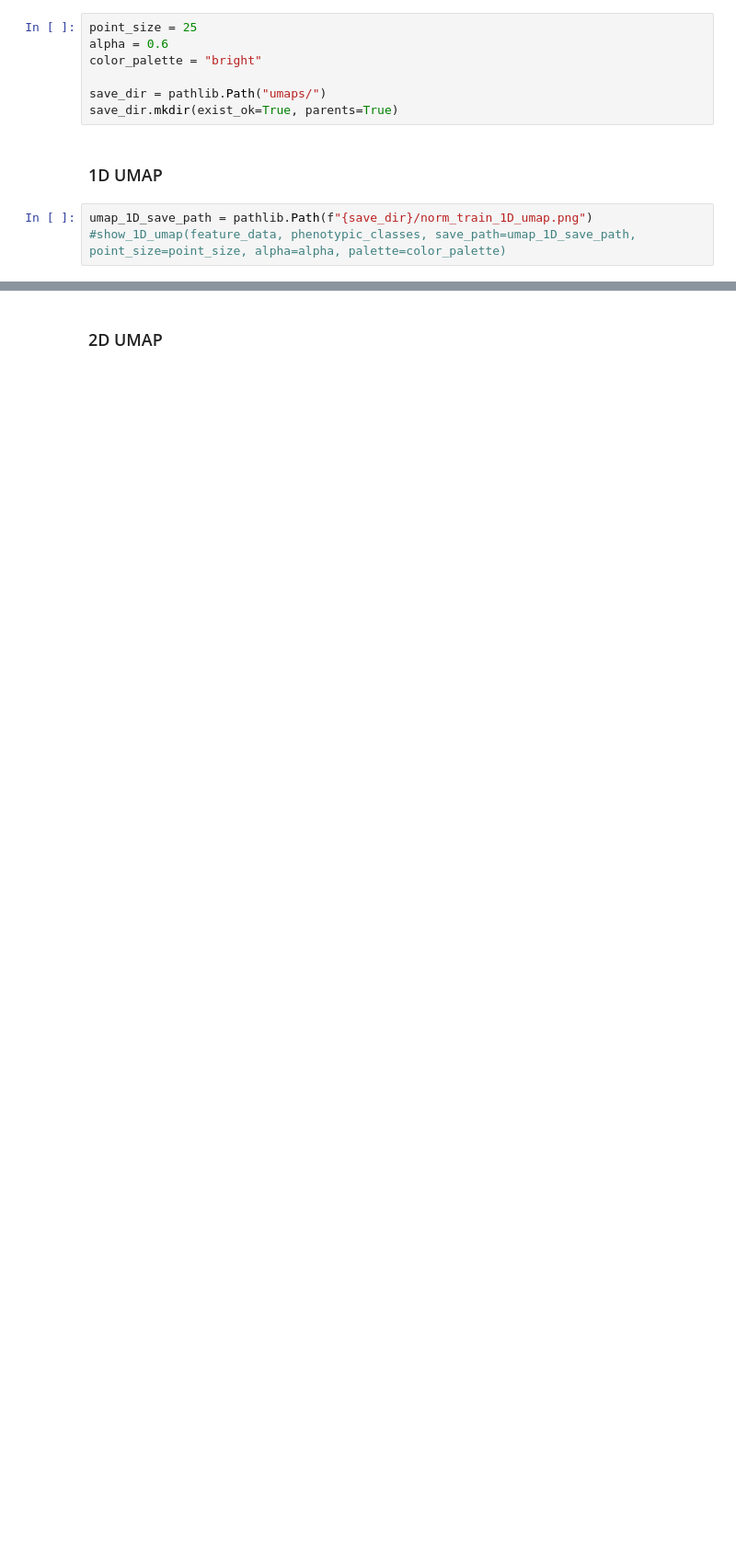
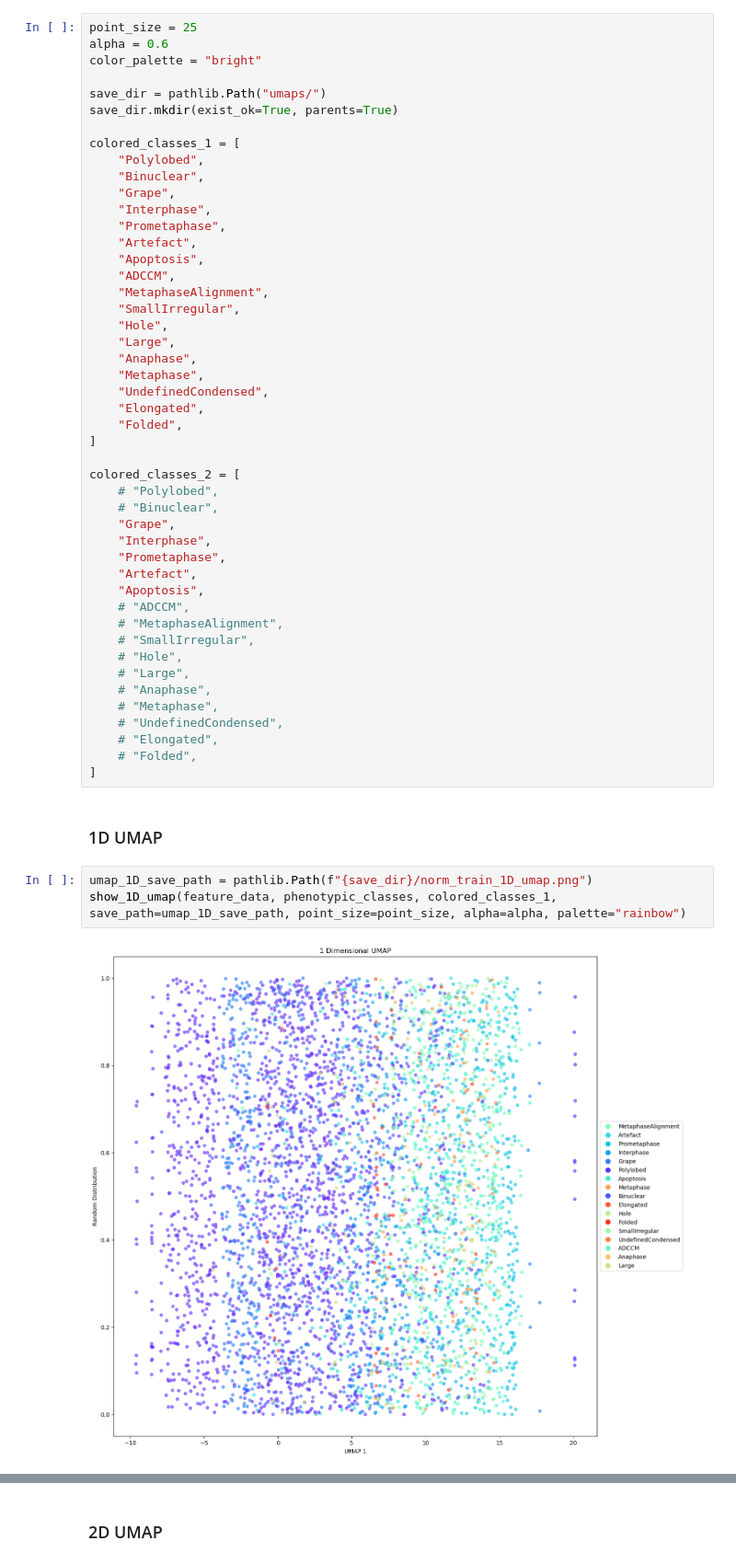
Before and after one commit to WayScience/mitocheck_data, a Jupyter notebook: 4.analyze_data/analyze_data.ipynb, the cells around one changed output, grey strips where cells are left out. Shown at 92% size. Cells and saved outputs as stored; diff of their text form; blank space fills up the shorter version.

Commit message:
docs, umaps

```diff
--- a/4.analyze_data/analyze_data.ipynb
+++ b/4.analyze_data/analyze_data.ipynb
@@ -89,8 +88,50 @@ color_palette = "bright"
 
 save_dir = pathlib.Path("umaps/")
 save_dir.mkdir(exist_ok=True, parents=True)
+
+colored_classes_1 = [
+    "Polylobed",
+    "Binuclear",
+    "Grape",
+    "Interphase",
+    "Prometaphase",
+    "Artefact",
+    "Apoptosis",
+    "ADCCM",
+    "MetaphaseAlignment",
+    "SmallIrregular",
+    "Hole",
+    "Large",
+    "Anaphase",
+    "Metaphase",
+    "UndefinedCondensed",
+    "Elongated",
+    "Folded",
+]
+
+colored_classes_2 = [
+    # "Polylobed",
+    # "Binuclear",
+    "Grape",
+    "Interphase",
+    "Prometaphase",
+    "Artefact",
+    "Apoptosis",
+    # "ADCCM",
+    # "MetaphaseAlignment",
+    # "SmallIrregular",
+    # "Hole",
+    # "Large",
+    # "Anaphase",
+    # "Metaphase",
+    # "UndefinedCondensed",
+    # "Elongated",
+    # "Folded",
+]
 # %% [markdown]
 ### 1D UMAP
 # %%
 umap_1D_save_path = pathlib.Path(f"{save_dir}/norm_train_1D_umap.png")
-#show_1D_umap(feature_data, phenotypic_classes, save_path=umap_1D_save_path, point_size=point_size, alpha=alpha, palette=color_palette)
+show_1D_umap(feature_data, phenotypic_classes, colored_classes_1, save_path=umap_1D_save_path, point_size=point_size, alpha=alpha, palette="rainbow")
+# %% [output]
+[figure, added]
```
Also changed, not shown: parts of 6 cells of this notebook, 7 other files.
